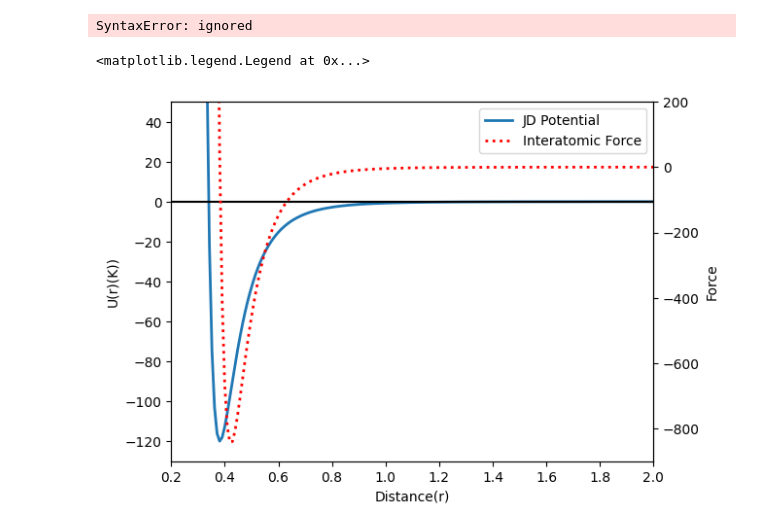
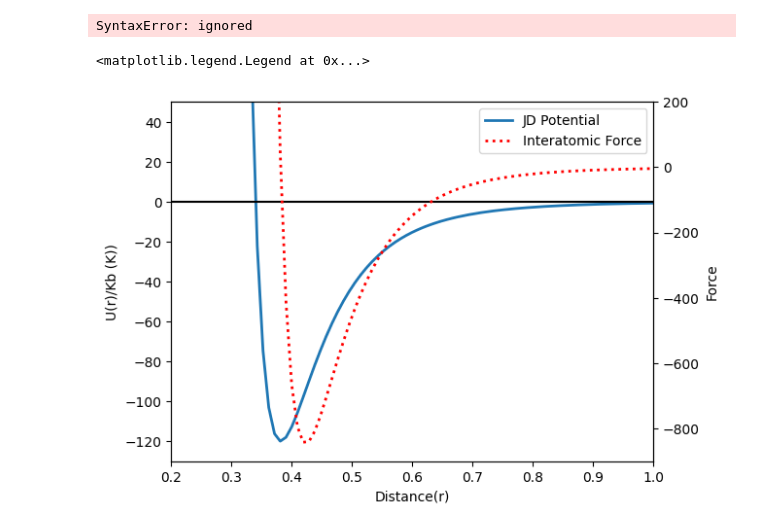
Before and after one commit to huliyao1115/Hello-world, a Jupyter notebook: Untitled16.ipynb, the cells around one changed output. Saved outputs shown, nothing was run; the diff lists cells and outputs as text; code cells hidden in the pictures.

```diff
--- a/Untitled16.ipynb
+++ b/Untitled16.ipynb
@@ -37,34 +37,34 @@ r= np. linspace(start=0.2,stop=4,num=400)
 
 # Interatomic potential
 U = (result_b/r**12-result_a/r**6)
 
 # Interatomic Force
 F = (12*result_b/r**13)-6*result_a/r**7
 
 
 
 line1 = plt.plot(r,U,lw=2,label="JD Potential")
-plt.xlim(0.2,2)
+plt.xlim(0.2,1)
 plt.ylim(-130,50)
 plt.axhline(y=0, color='black')
 plt.xlabel("Distance(r)")
-plt.ylabel("U(r)(K))")
+plt.ylabel("U(r)/Kb (K))")
 
 
 
 plt.twinx( )
 line2= plt.plot(r,F,ls=':',lw=2,color='red',label="Interatomic Force")
-plt.xlim(0.2,2)
+plt.xlim(0.2,1)
 plt.ylim(-900,200)
 plt.ylabel("Force")
 
 # jump through some hoops to get the both line's labels in the same legend:
 
 lines = line1 + line2
 labels = []
 for line in lines:
   labels. append (line.get_label ())
 plt. legend (lines, labels)
 # %% [output]
 <matplotlib.legend.Legend at 0x...>
-[figure, old version]
+[figure, new version]
```
